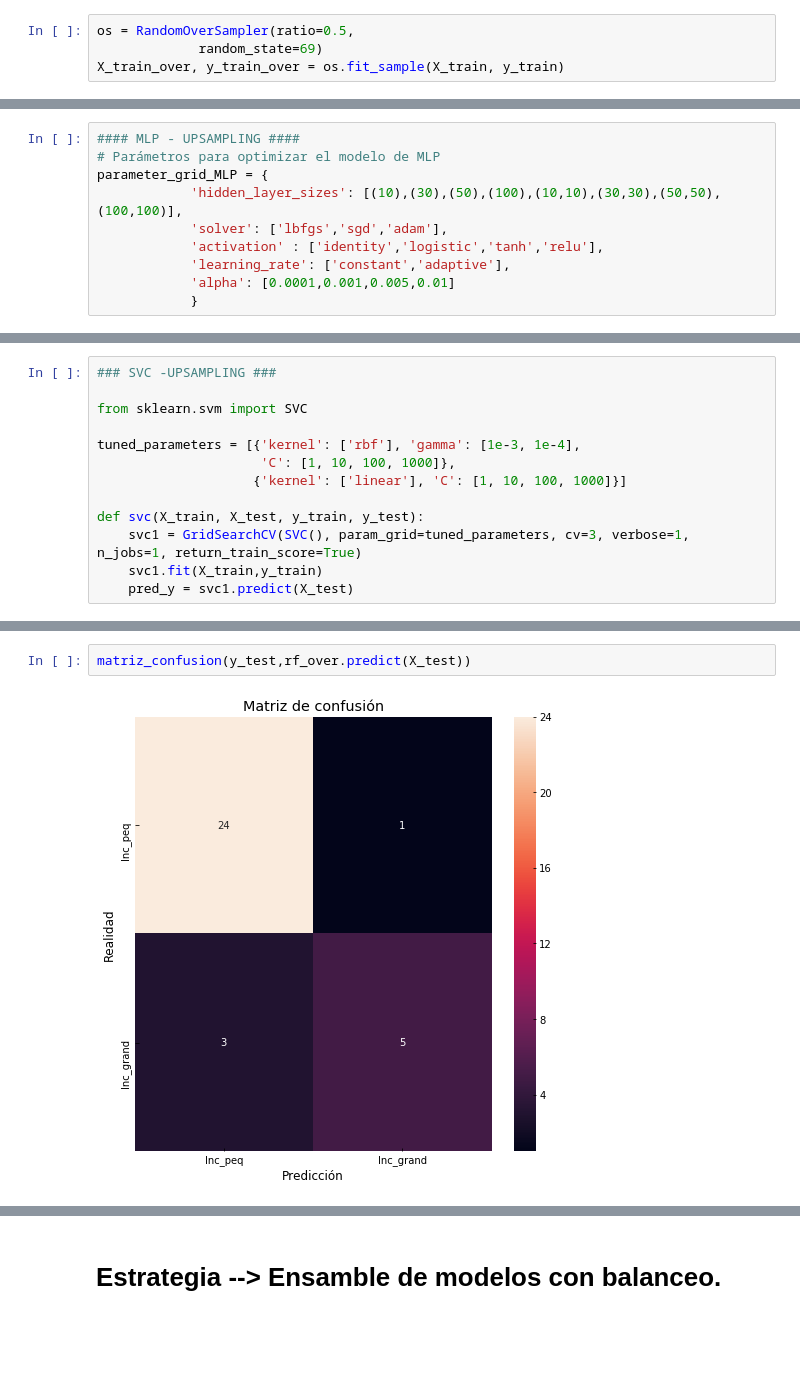
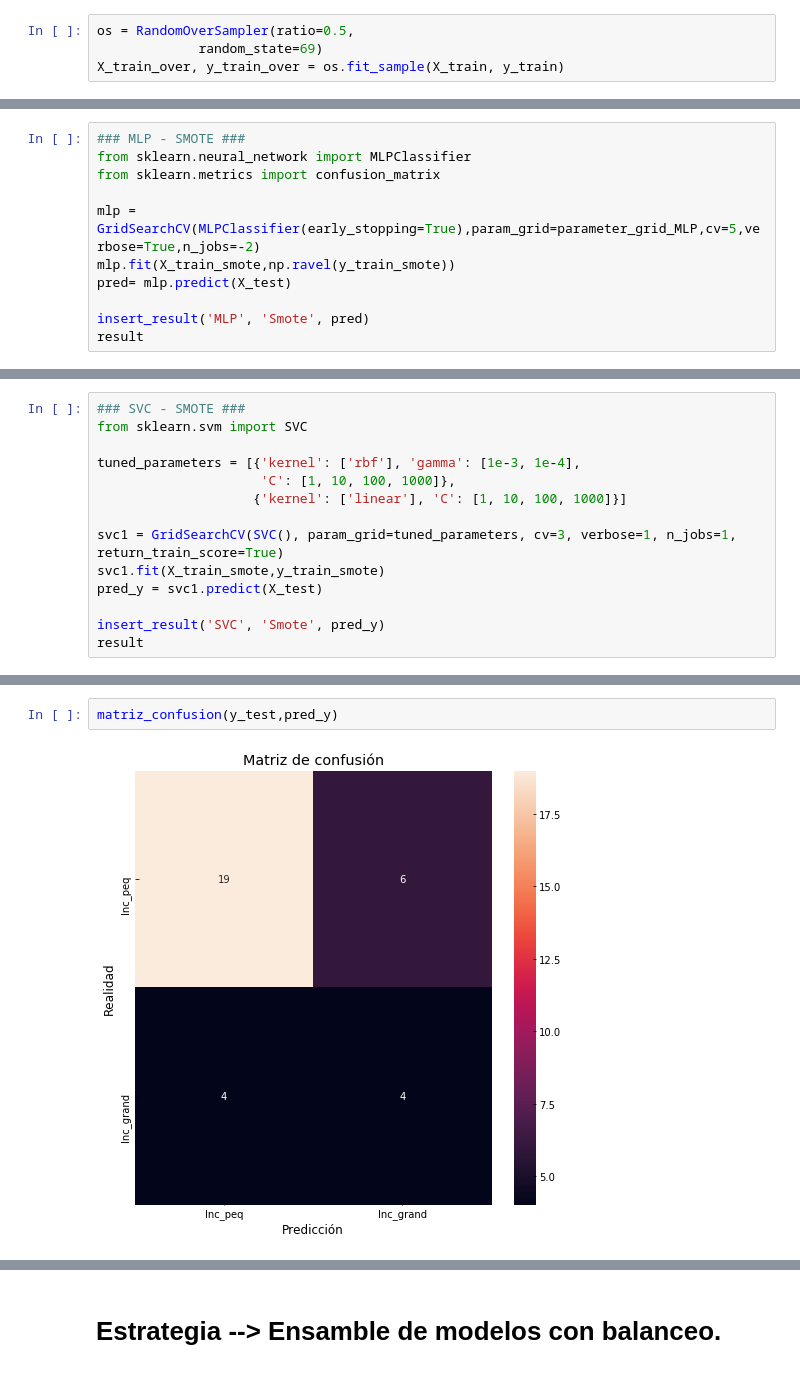
Before and after one commit to fire-classifying/fireclass, a Jupyter notebook: fire_classify_2classes.ipynb, the cells around one changed output, grey strips where cells are left out. Cells and saved outputs as stored; diff of their text form; blank space fills up the shorter version.

```diff
--- a/fire_classify_2classes.ipynb
+++ b/fire_classify_2classes.ipynb
@@ -943,10 +892,0 @@ result
-# %%
-#### MLP - UPSAMPLING ####
-# Parámetros para optimizar el modelo de MLP
-parameter_grid_MLP = {
-            'hidden_layer_sizes': [(10),(30),(50),(100),(10,10),(30,30),(50,50),(100,100)],
-            'solver': ['lbfgs','sgd','adam'],
-            'activation' : ['identity','logistic','tanh','relu'],
-            'learning_rate': ['constant','adaptive'],
-            'alpha': [0.0001,0.001,0.005,0.01]
-            }
@@ -1029,0 +1047,11 @@ result
+# %%
+### MLP - SMOTE ###
+from sklearn.neural_network import MLPClassifier
+from sklearn.metrics import confusion_matrix
+
+mlp = GridSearchCV(MLPClassifier(early_stopping=True),param_grid=parameter_grid_MLP,cv=5,verbose=True,n_jobs=-2)
+mlp.fit(X_train_smote,np.ravel(y_train_smote))
+pred= mlp.predict(X_test)
+
+insert_result('MLP', 'Smote', pred)
+result
@@ -1030,13 +1129,14 @@ result
 # %%
-### SVC -UPSAMPLING ###
-
+### SVC - SMOTE ###
 from sklearn.svm import SVC
 
 tuned_parameters = [{'kernel': ['rbf'], 'gamma': [1e-3, 1e-4],
                      'C': [1, 10, 100, 1000]},
                     {'kernel': ['linear'], 'C': [1, 10, 100, 1000]}]
 
-def svc(X_train, X_test, y_train, y_test):
-    svc1 = GridSearchCV(SVC(), param_grid=tuned_parameters, cv=3, verbose=1, n_jobs=1, return_train_score=True)
-    svc1.fit(X_train,y_train)
-    pred_y = svc1.predict(X_test)
+svc1 = GridSearchCV(SVC(), param_grid=tuned_parameters, cv=3, verbose=1, n_jobs=1, return_train_score=True)
+svc1.fit(X_train_smote,y_train_smote)
+pred_y = svc1.predict(X_test)
+
+insert_result('SVC', 'Smote', pred_y)
+result
@@ -1065,4 +1164,4 @@ matriz_confusion(y_test,reg_log_over.predict(X_test))
 # %%
-matriz_confusion(y_test,rf_over.predict(X_test))
+matriz_confusion(y_test,pred_y)
 # %% [output]
-[figure, old version]
+[figure, new version]
```
Also changed, not shown: parts of 92 cells of this notebook.
